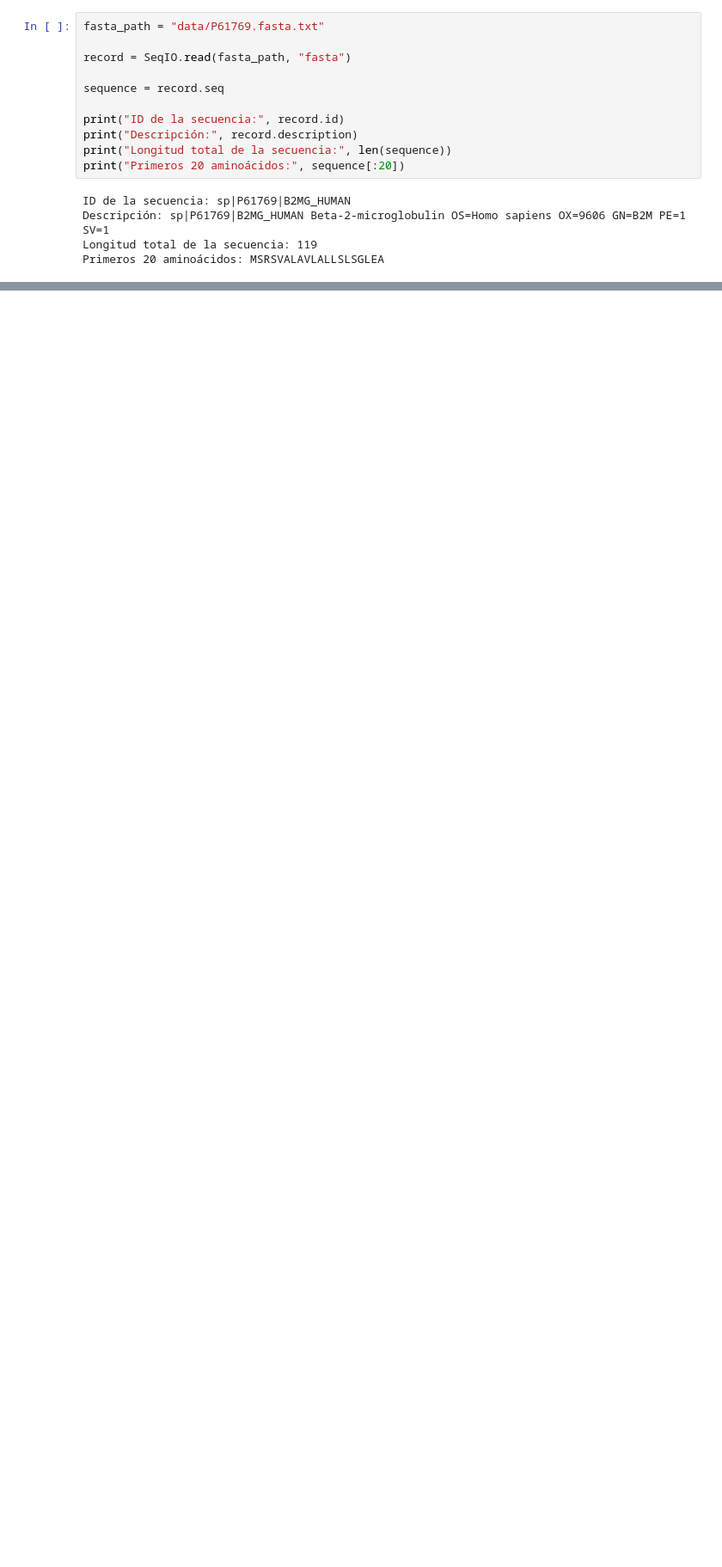
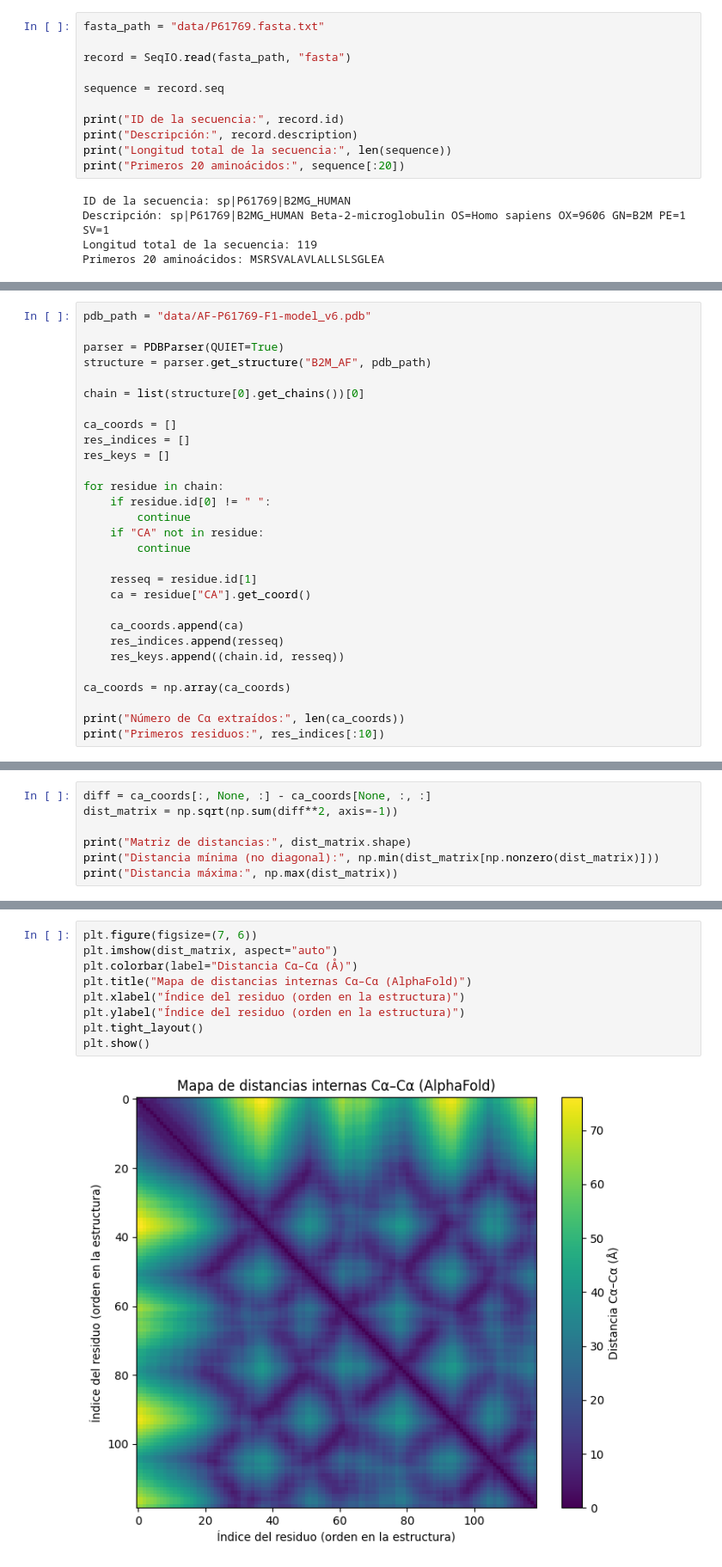
Before and after one commit to raquelaq/AlphaFold, a Jupyter notebook: Bloque1.ipynb, the cells around one changed output, grey strips where cells are left out. Shown at 86% size. Cells and saved outputs as stored; diff of their text form; blank space fills up the shorter version.

```diff
--- a/Bloque1.ipynb
+++ b/Bloque1.ipynb
@@ -22,0 +341,29 @@ Primeros 20 aminoácidos: MSRSVALAVLALLSLSGLEA
+# %%
+pdb_path = "data/AF-P61769-F1-model_v6.pdb"
+
+parser = PDBParser(QUIET=True)
+structure = parser.get_structure("B2M_AF", pdb_path)
+
+chain = list(structure[0].get_chains())[0]
+
+ca_coords = []
+res_indices = []
+res_keys = []
+
+for residue in chain:
+    if residue.id[0] != " ":
+        continue
+    if "CA" not in residue:
+        continue
+
+    resseq = residue.id[1]
+    ca = residue["CA"].get_coord()
+
+    ca_coords.append(ca)
+    res_indices.append(resseq)
+    res_keys.append((chain.id, resseq))
+
+ca_coords = np.array(ca_coords)
+
+print("Número de Cα extraídos:", len(ca_coords))
+print("Primeros residuos:", res_indices[:10])
@@ -22,0 +377,7 @@ Primeros 20 aminoácidos: MSRSVALAVLALLSLSGLEA
+# %%
+diff = ca_coords[:, None, :] - ca_coords[None, :, :]
+dist_matrix = np.sqrt(np.sum(diff**2, axis=-1))
+
+print("Matriz de distancias:", dist_matrix.shape)
+print("Distancia mínima (no diagonal):", np.min(dist_matrix[np.nonzero(dist_matrix)]))
+print("Distancia máxima:", np.max(dist_matrix))
@@ -22,0 +391,11 @@ Primeros 20 aminoácidos: MSRSVALAVLALLSLSGLEA
+# %%
+plt.figure(figsize=(7, 6))
+plt.imshow(dist_matrix, aspect="auto")
+plt.colorbar(label="Distancia Cα–Cα (Å)")
+plt.title("Mapa de distancias internas Cα–Cα (AlphaFold)")
+plt.xlabel("Índice del residuo (orden en la estructura)")
+plt.ylabel("Índice del residuo (orden en la estructura)")
+plt.tight_layout()
+plt.show()
+# %% [output]
+[figure, added]
```
Also changed, not shown: parts of 26 cells of this notebook, 6 other files.
